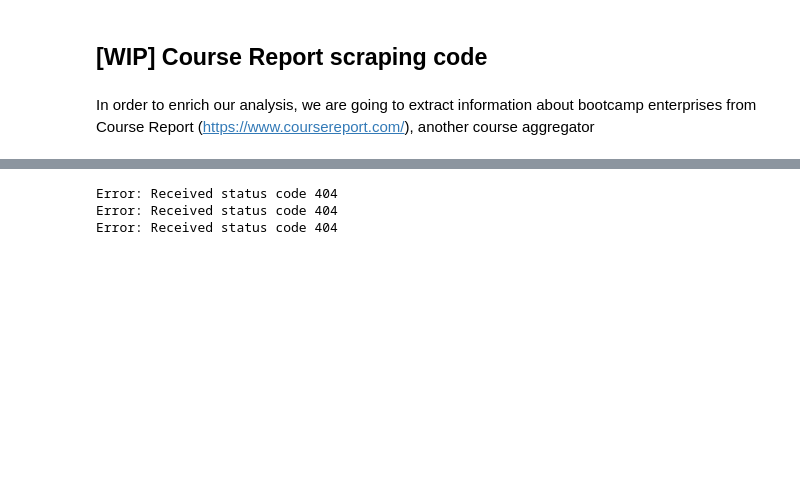
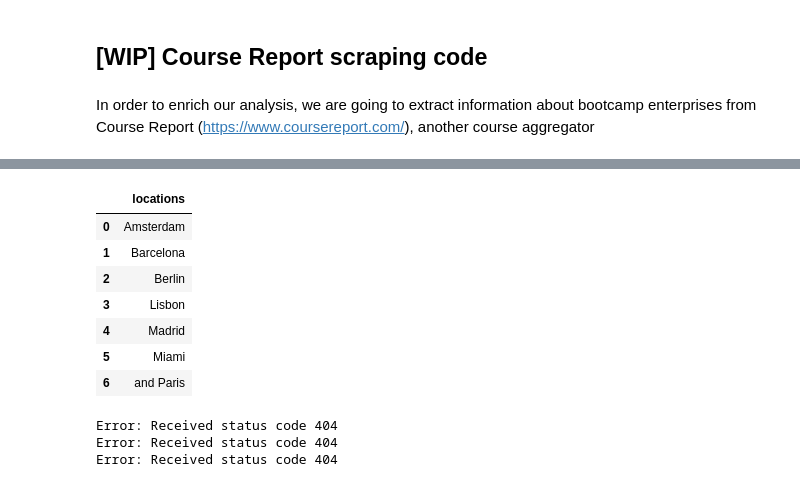
Before and after one commit to gonzalo711/SQL-Project, a Jupyter notebook: notebooks/Bootcamp scraper .ipynb, the cells around one changed output, grey strips where cells are left out. Cells and saved outputs as stored; diff of their text form; code cells hidden in the pictures; blank space fills up the shorter version.

```diff
--- a/notebooks/Bootcamp scraper .ipynb
+++ b/notebooks/Bootcamp scraper .ipynb
@@ -156,0 +398,7 @@ In order to enrich our analysis, we are going to extract information about bootc
+# %%
+#Raw HTML
+import requests
+
+url = 'https://www.coursereport.com/schools/ironhack'
+html = requests.get(url).content
+html[0:600]
@@ -156,0 +407,6 @@ In order to enrich our analysis, we are going to extract information about bootc
+# %%
+#Soup to get a more structured way
+from bs4 import BeautifulSoup
+
+soup = BeautifulSoup(html, "lxml")
+soup
@@ -156,0 +431,5 @@ In order to enrich our analysis, we are going to extract information about bootc
+# %%
+#extract specific HTML elements from the soup we have created using the find_all method
+tags = ['h1', 'h2', 'h3', 'h4', 'h5', 'h6', 'h7', 'p']
+text = [element.text for element in soup.find_all(tags)]
+text
@@ -157,3 +458,31 @@ In order to enrich our analysis, we are going to extract information about bootc
+# %%
+#Extract the location
+
+import pandas as pd
+import re
+
+full_text = ' '.join(text)
+
+# Find the text that follows "has in-person campuses in"
+matches = re.search(r'has in-person campuses in (.+?)\.', full_text)
+if matches:
+    # Extract the cities and split them into a list
+    cities = [city.strip() for city in matches.group(1).split(',') if city.strip() != 'and']
+
+    # Create a DataFrame with the extracted cities
+    df = pd.DataFrame({'locations': cities})
+
+    # Print the DataFrame
+    display(df)
+# %% [output]
+|  | locations |
+| 0 | Amsterdam |
+| 1 | Barcelona |
+| 2 | Berlin |
+| 3 | Lisbon |
+| 4 | Madrid |
+| 5 | Miami |
+| 6 | and Paris |
 # %%
 import re
 import pandas as pd
```
Also changed, not shown: parts of 28 cells of this notebook, 1 other file.
